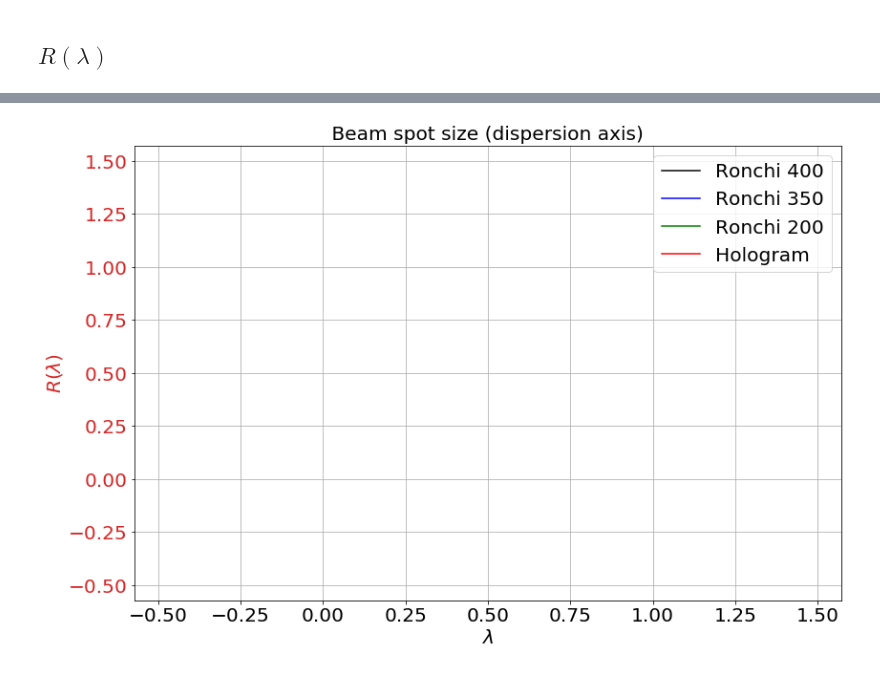
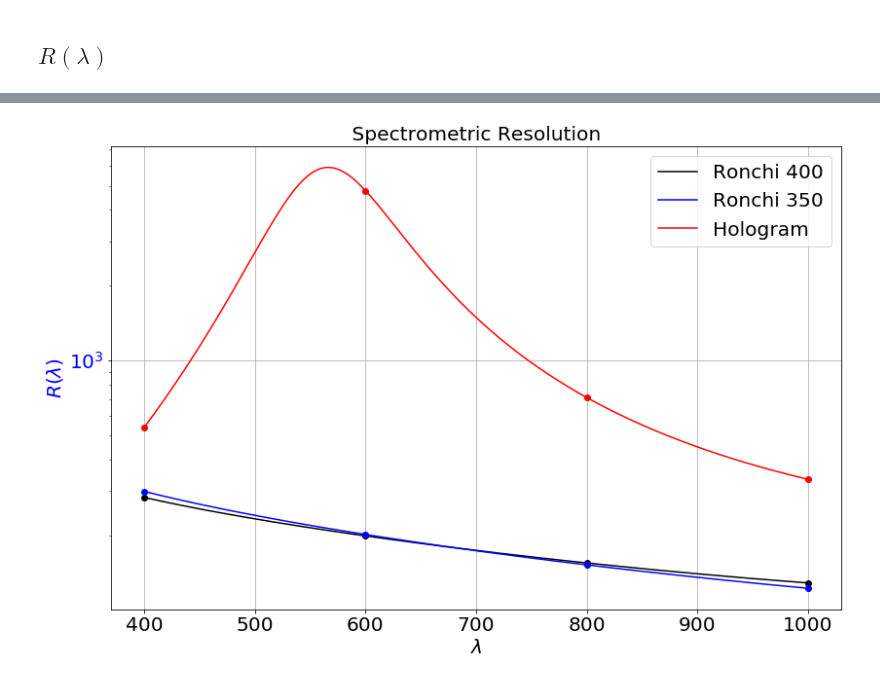
Before and after one commit to sylvielsstfr/OpticSimWthB4, a Jupyter notebook: DrawPSF/notebooks/DrawResolution.ipynb, the cells around one changed output, grey strips where cells are left out. Cells and saved outputs as stored; diff of their text form; code cells hidden in the pictures.

```diff
--- a/DrawPSF/notebooks/DrawResolution.ipynb
+++ b/DrawPSF/notebooks/DrawResolution.ipynb
@@ -219,6 +219,9 @@ color = 'tab:red'
 
 idx=0
 for Yint in all_Yint_mm:
+    if idx==2:
+        idx+=1
+        continue
     ax1.plot(WL,all_reso[idx],"o",color=disperser_color[idx])
     ax1.plot(Xint,Yint,'-',label=disperser_name[idx],color=disperser_color[idx])
     idx+=1
@@ -235,6 +238,9 @@ ax2 = ax1.twinx()  # instantiate a second axes that shares the same x-axis
 color = 'tab:blue'
 idx=0
 for Yint in all_Yint_arcsec:
+    if idx==2:
+        idx+=1
+        continue
     ax2.plot(WL,all_reso[idx]*plt_scale,"o",color=disperser_color[idx])
     ax2.plot(Xint,Yint,'-',label=disperser_name[idx],color=disperser_color[idx])
     idx+=1
@@ -274,35 +286,40 @@ Yint[idx]*16.4/1000
 # %%
 fig, ax1 = plt.subplots(figsize=(12,8))
 
-color = 'tab:red'
+color = 'blue'
 idx=0
 for Yint in all_Yint_mm:
     if idx==0:
         a=1./450.
     elif idx==1:
         a=1./350.
     elif idx==2:
         a=1./200.
     else:
         a=1./350.
 
-    Y1=WL*micr_to_mm/all_reso[idx]*Dispersion_Rate(WL*micr_to_mm,a,D=58)
-    Y2=Xint*micr_to_mm/Yint*Dispersion_Rate(Xint*micr_to_mm,a,D=58)
+    if idx==2:
+        idx+=1
+        continue
+
+    Y1=WL*micr_to_mm/all_reso[idx]*Dispersion_Rate(WL*nm_to_micr,a*mm_to_micr,D=58*mm_to_micr)*micr_to_mm
+    Y2=Xint*micr_to_mm/Yint*Dispersion_Rate(Xint*nm_to_micr,a*mm_to_micr,D=58*mm_to_micr)*micr_to_mm
     ax1.plot(WL,Y1,"o",color=disperser_color[idx])
     ax1.plot(Xint,Y2,'-',label=disperser_name[idx],color=disperser_color[idx])
     idx+=1
 
-ax1.set_title(" Beam spot size (dispersion axis) ")
+ax1.set_title(" Spectrometric Resolution ")
 ax1.set_xlabel("$\lambda$")
 ax1.set_ylabel("$R(\\lambda)$",color=color)
 ax1.grid()
 ax1.legend()
 ax1.tick_params(axis='y', labelcolor=color)
 
 
 
 fig.tight_layout()  # otherwise the right y-label is slightly clipped
 plt.savefig("RLAMBDA_PSF_CTIO.pdf")
+plt.yscale("log")
 plt.show()
 # %% [output]
-[figure, old version]
+[figure, new version]
```
Also changed, not shown: parts of 3 cells of this notebook, 2 other files.
